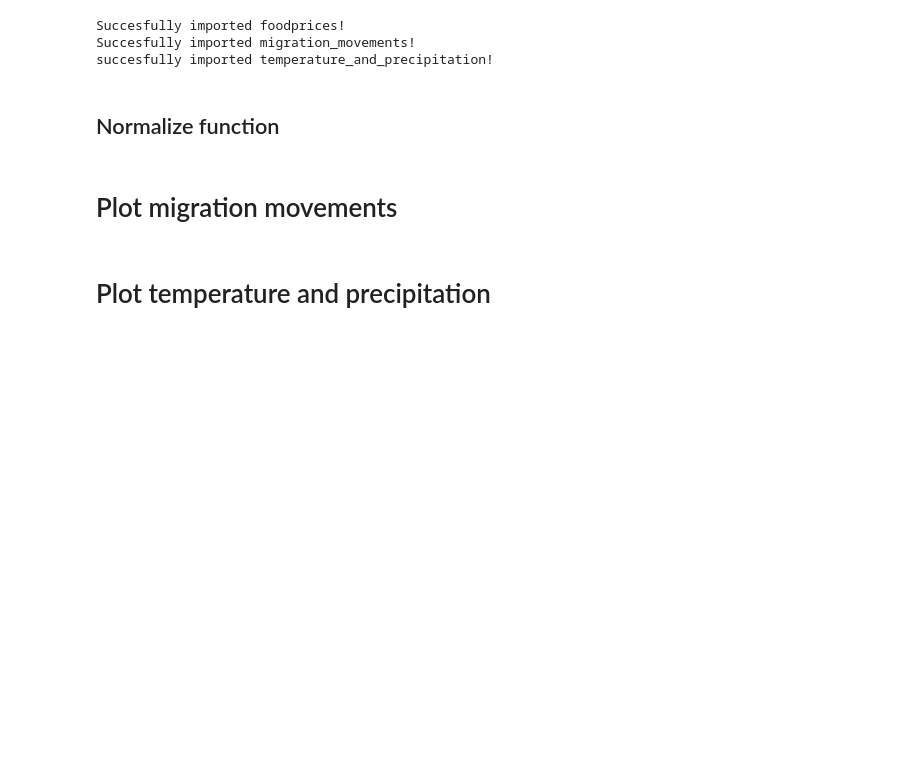
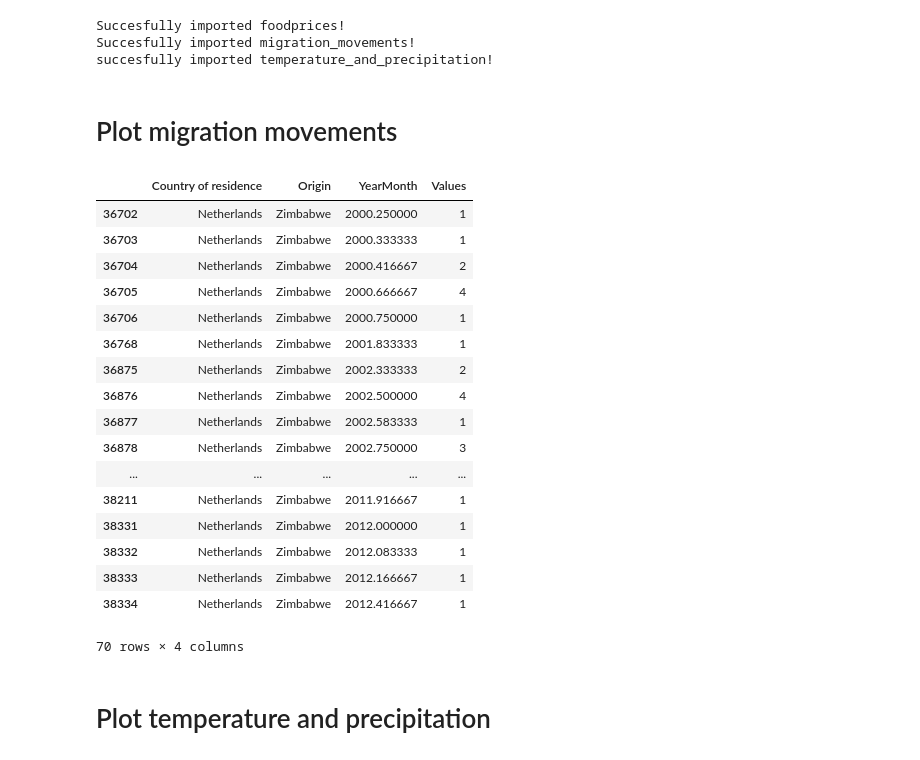
Before and after one commit to Take2001/DataProcessing, a Jupyter notebook: helpfiles/functies_voor_selectief_plotten.ipynb, the cells around one changed output. Cells and saved outputs as stored; diff of their text form; code cells hidden in the pictures; blank space fills up the shorter version.

```diff
--- a/helpfiles/functies_voor_selectief_plotten.ipynb
+++ b/helpfiles/functies_voor_selectief_plotten.ipynb
@@ -17,5 +17,3 @@ df_weather = select_df(1, 'temperature_and_precipitation')
 Succesfully imported foodprices!
 Succesfully imported migration_movements!
 succesfully imported temperature_and_precipitation!
-# %% [markdown]
-## Normalize function
@@ -43,15 +22,33 @@ def normalize(input_data, column):
 # %%
 # selecteer voor een #input_data de #country_of_residence vanuit een bepaalde #origin vanaf #year1 tot en met #year2
 
 def select_plot_migration_movements(input_data, country_of_residence, origin, year1, year2):
     input_data = input_data.loc[input_data['Country of residence'] == country_of_residence]
     if input_data.empty == True:
         return('Error: Country of residence: {} is not included in DataFrame!'.format(country_of_residence))
     input_data = input_data.loc[input_data['Origin'] == origin]
     if input_data.empty == True:
         return('Error: Origin: {} is not included in DataFrame!'.format(country_of_residence))
     input_data = input_data.loc[(input_data['YearMonth'] > year1) & (input_data['YearMonth'] < year2 + 1)]
     return input_data
 
-# werking
-# select_plot_migration_movements(df_migration, 'Netherlands', 'Zimbabwe', 2000, 2012)
+select_plot_migration_movements(df_migration, 'Netherlands', 'Zimbabwe', 2000, 2012)
+# %% [output]
+|  | Country of residence | Origin | YearMonth | Values |
+| 36702 | Netherlands | Zimbabwe | 2000.250000 | 1 |
+| 36703 | Netherlands | Zimbabwe | 2000.333333 | 1 |
+| 36704 | Netherlands | Zimbabwe | 2000.416667 | 2 |
+| 36705 | Netherlands | Zimbabwe | 2000.666667 | 4 |
+| 36706 | Netherlands | Zimbabwe | 2000.750000 | 1 |
+| 36768 | Netherlands | Zimbabwe | 2001.833333 | 1 |
+| 36875 | Netherlands | Zimbabwe | 2002.333333 | 2 |
+| 36876 | Netherlands | Zimbabwe | 2002.500000 | 4 |
+| 36877 | Netherlands | Zimbabwe | 2002.583333 | 1 |
+| 36878 | Netherlands | Zimbabwe | 2002.750000 | 3 |
+| ... | ... | ... | ... | ... |
+| 38211 | Netherlands | Zimbabwe | 2011.916667 | 1 |
+| 38331 | Netherlands | Zimbabwe | 2012.000000 | 1 |
+| 38332 | Netherlands | Zimbabwe | 2012.083333 | 1 |
+| 38333 | Netherlands | Zimbabwe | 2012.166667 | 1 |
+| 38334 | Netherlands | Zimbabwe | 2012.416667 | 1 |
+70 rows × 4 columns
```
Also changed, not shown: parts of 11 cells of this notebook, 7 other files.
